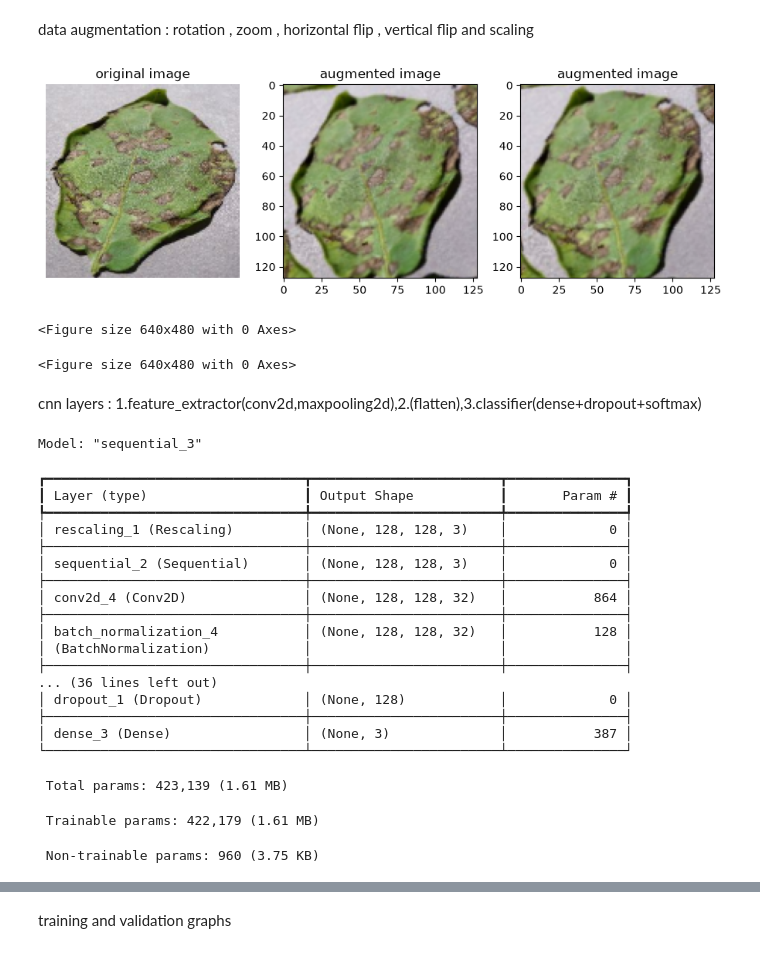
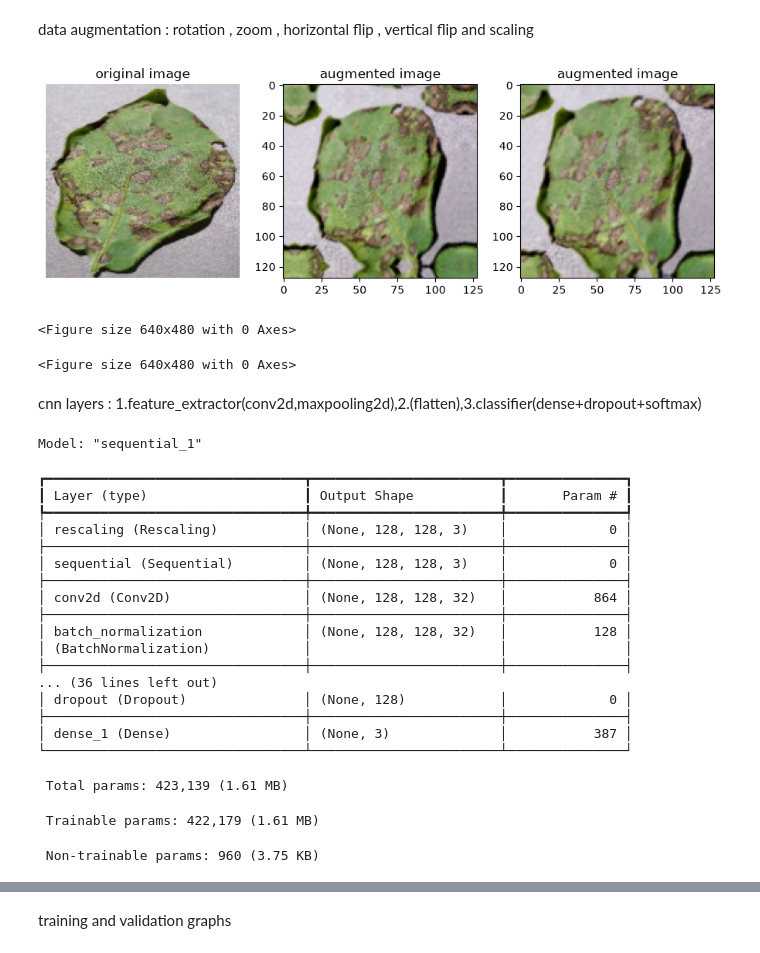
Before and after one commit to codewithsaransh/-Potato_Leaf_Classification, a Jupyter notebook: cnn_code2.ipynb, the cells around one changed output, grey strips where cells are left out. Cells and saved outputs as stored; diff of their text form; code cells hidden in the pictures.

```diff
--- a/cnn_code2.ipynb
+++ b/cnn_code2.ipynb
@@ -86,28 +86,28 @@ data augmentation : rotation , zoom , horizontal flip , vertical flip  and scali
 # %%
 augmentation = tf.keras.Sequential([
     tf.keras.layers.RandomFlip("horizontal_and_vertical"),
-    tf.keras.layers.RandomRotation(0.1,fill_mode="reflect"),
-    tf.keras.layers.RandomZoom(height_factor=(-0.15, 0.0),fill_mode="reflect"),
-    tf.keras.layers.RandomContrast(0.1)
+    tf.keras.layers.RandomRotation(0.15,fill_mode="reflect"),
+    tf.keras.layers.RandomZoom(height_factor=(-0.2, 0.2),fill_mode="reflect"),
+    tf.keras.layers.RandomContrast(0.2)
 ])
 
 sample=images[0:1]
 fig , axes = plt.subplots(1,3, figsize=(9,3))
 axes[0].imshow(tf.cast(sample[0], tf.uint8 ))
 axes[0].set_title("original image")
 
 for i in (1,2):
     augmented=augmentation(sample,training=True)[0]
     axes[i].imshow(tf.cast(tf.clip_by_value(augmented, 0,255),tf.uint8))
 
     axes[i].set_title("augmented image")
 
 for i in axes:
     i.axis("off")
     plt.tight_layout()
     plt.show()
 # %% [output]
-[figure, old version]
+[figure, new version]
 <Figure size 640x480 with 0 Axes>
 <Figure size 640x480 with 0 Axes>
 # %% [markdown]
@@ -148,7 +148,7 @@ model=tf.keras.Sequential([
 
     # classifier
     tf.keras.layers.Dense(128, activation="relu"),
-    tf.keras.layers.Dropout(0.3),
+    tf.keras.layers.Dropout(0.1),
     tf.keras.layers.Dense(3, activation="softmax")
 
 
@@ -156,23 +156,23 @@ model=tf.keras.Sequential([
 
 model.summary()
 # %% [output]
-Model: "sequential_3"
+Model: "sequential_1"
 ┏━━━━━━━━━━━━━━━━━━━━━━━━━━━━━━━━━┳━━━━━━━━━━━━━━━━━━━━━━━━┳━━━━━━━━━━━━━━━┓
 ┃ Layer (type)                    ┃ Output Shape           ┃       Param # ┃
 ┡━━━━━━━━━━━━━━━━━━━━━━━━━━━━━━━━━╇━━━━━━━━━━━━━━━━━━━━━━━━╇━━━━━━━━━━━━━━━┩
-│ rescaling_1 (Rescaling)         │ (None, 128, 128, 3)    │             0 │
+│ rescaling (Rescaling)           │ (None, 128, 128, 3)    │             0 │
 ├─────────────────────────────────┼────────────────────────┼───────────────┤
-│ sequential_2 (Sequential)       │ (None, 128, 128, 3)    │             0 │
+│ sequential (Sequential)         │ (None, 128, 128, 3)    │             0 │
 ├─────────────────────────────────┼────────────────────────┼───────────────┤
-│ conv2d_4 (Conv2D)               │ (None, 128, 128, 32)   │           864 │
+│ conv2d (Conv2D)                 │ (None, 128, 128, 32)   │           864 │
 ├─────────────────────────────────┼────────────────────────┼───────────────┤
-│ batch_normalization_4           │ (None, 128, 128, 32)   │           128 │
+│ batch_normalization             │ (None, 128, 128, 32)   │           128 │
 │ (BatchNormalization)            │                        │               │
 ├─────────────────────────────────┼────────────────────────┼───────────────┤
 ... (36 lines left out)
-│ dropout_1 (Dropout)             │ (None, 128)            │             0 │
+│ dropout (Dropout)               │ (None, 128)            │             0 │
 ├─────────────────────────────────┼────────────────────────┼───────────────┤
-│ dense_3 (Dense)                 │ (None, 3)              │           387 │
+│ dense_1 (Dense)                 │ (None, 3)              │           387 │
 └─────────────────────────────────┴────────────────────────┴───────────────┘
  Total params: 423,139 (1.61 MB)
  Trainable params: 422,179 (1.61 MB)
```
Also changed, not shown: parts of 5 cells of this notebook, 1 other file.
